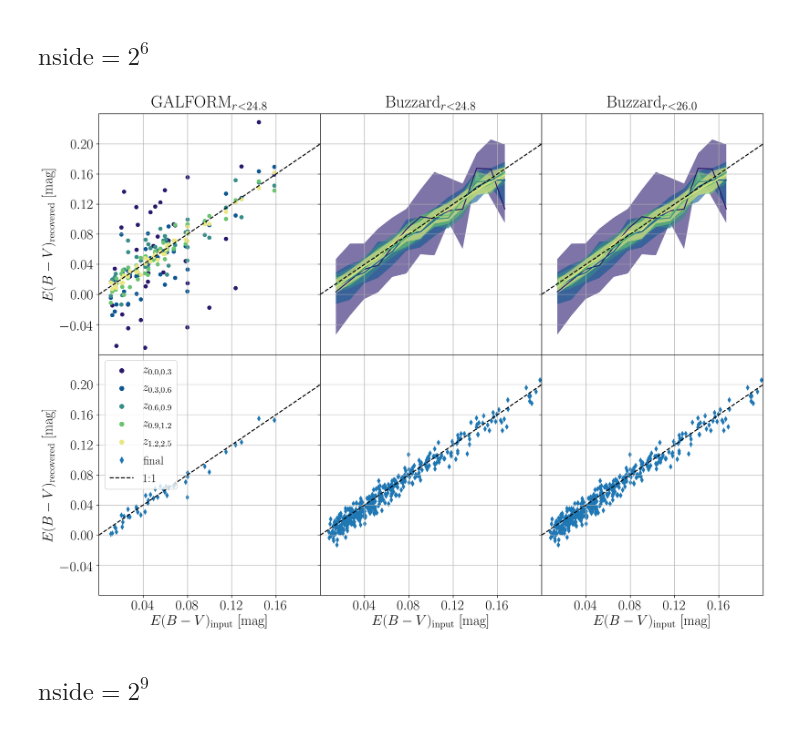
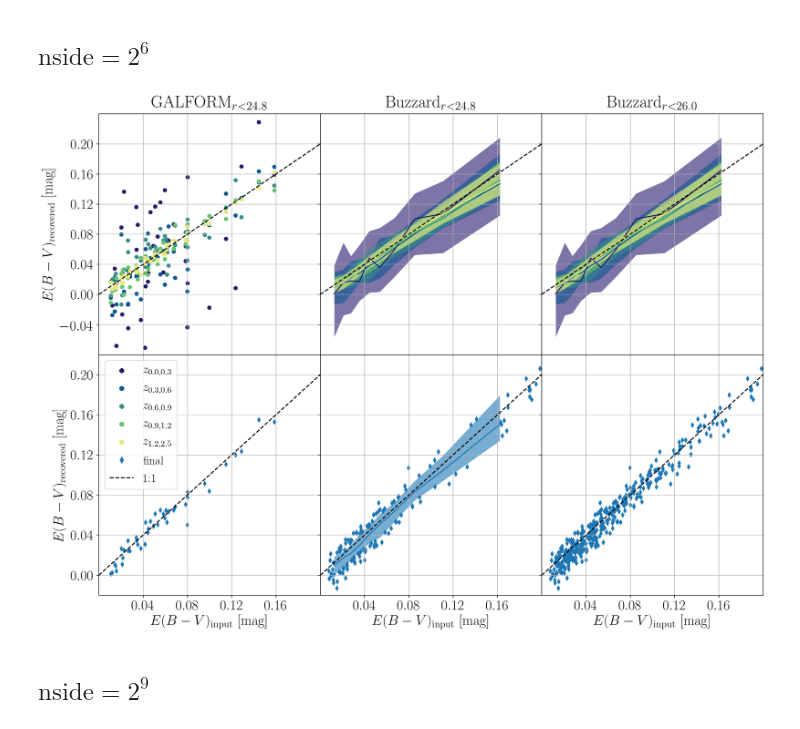
Before and after one commit to MBravoS/MW_dust_galcat, a Jupyter notebook: MW_dust_final_plots.ipynb, the cells around one changed output. Saved outputs shown, nothing was run; the diff lists cells and outputs as text; code cells hidden in the pictures.

```diff
--- a/MW_dust_final_plots.ipynb
+++ b/MW_dust_final_plots.ipynb
@@ -133,7 +133,8 @@ temp=fax[1][1].get_yaxis().set_ticklabels([])
 temp=fax[1][2].get_yaxis().set_ticklabels([])
 for i in range(2):
     for j in range(3):
-        temp=fax[i][j].get_yaxis().set_ticks([-0.04,0,0.04,0.08,0.12,0.16,0.2])
+        temp=fax[0][j].get_yaxis().set_ticks([-0.04,0,0.04,0.08,0.12,0.16,0.2])
+        temp=fax[1][j].get_yaxis().set_ticks([0,0.04,0.08,0.12,0.16,0.2])
         temp=fax[i][j].get_xaxis().set_ticks([0.04,0.08,0.12,0.16])
         fax[i][j].set_rasterized(True)
 
@@ -144,51 +145,60 @@ for i in range(L):
     sp.scatter(map_GAL_r248_n6['input_map'],map_GAL_r248_n6['output_map_combined'][i],ax=fax[0][0],xlim=[0,0.2],ylim=[-0.08,0.24],
                c=np.array([col_map(1.0*i/(L-0.8))]),ylabel='$E(B-V)_\mathrm{recovered}$ [mag]')
 sp.axline(a=1,c='k',linestyle='dashed',ax=fax[0][0])
-sp.scatter(map_GAL_r248_n6['input_map'],map_GAL_r248_n6['output_map'],ax=fax[1][0],xlim=[0,0.2],ylim=[-0.08,0.24],
+sp.scatter(map_GAL_r248_n6['input_map'],map_GAL_r248_n6['output_map'],ax=fax[1][0],xlim=[0,0.2],ylim=[-0.02,0.22],
            xlabel='$E(B-V)_\mathrm{input}$ [mag]',ylabel='$E(B-V)_\mathrm{recovered}$ [mag]',marker='d')
 sp.axline(a=1,c='k',linestyle='dashed',ax=fax[1][0])
 
 #Buzzard
 fax[0][1].set_title('Buzzard$_{r<24.8}$')
 for i in range(L):
-    sp.errorband(map_Buz_r248_n6['input_map'],map_Buz_r248_n6['output_map_combined'][i],bins=15,line_stat='median',
+    sp.errorband(map_Buz_r248_n6['input_map'],map_Buz_r248_n6['output_map_combined'][i],line_stat='median',bin_type='equal',
                  band_stat_low=16,band_stat_high=84,line=True,ax=fax[0][1],xlim=[0,0.2],ylim=[-0.08,0.24],
                  band_kw={'color':col_map(1.0*i/(L-0.8)),'alpha':0.6},line_kw={'c':col_map(1.0*i/(L-0.8))})
     #sp.scatter(map_Buz_r248_n6['input_map'],map_Buz_r248_n6['output_map_combined'][i],ax=fax[0][1],xlim=[0,0.2],ylim=[-0.04,0.24],
     #           c=np.array([col_map(1.0*i/(L-0.8))]))
 sp.axline(a=1,c='k',linestyle='dashed',ax=fax[0][1])
-sp.scatter(map_Buz_r248_n6['input_map'],map_Buz_r248_n6['output_map'],ax=fax[1][1],xlim=[0,0.2],ylim=[-0.08,0.24],
-           xlabel='$E(B-V)_\mathrm{input}$ [mag]',marker='d')
+sp.errorband(map_Buz_r248_n6['input_map'],map_Buz_r248_n6['output_map'],line_stat='median',bin_type='equal',
+                 band_stat_low=16,band_stat_high=84,line=True,ax=fax[1][1],xlim=[0,0.2],ylim=[-0.02,0.22],
+                 band_kw={'color':'C0','alpha':0.6},line_kw={'c':'C0'})
+outpoint_x,outpoint_y=[],[]
+path=fax[1][1].get_children()[0].get_paths()[0]
+for i in range(len(map_Buz_r248_n6['input_map'])):
+    if not path.contains_point([map_Buz_r248_n6['input_map'][i],map_Buz_r248_n6['output_map'][i]]):
+        outpoint_x.append(map_Buz_r248_n6['input_map'][i])
+        outpoint_y.append(map_Buz_r248_n6['output_map'][i])
+outpoint_x,outpoint_y=[np.array(outpoint_x),np.array(outpoint_y)]
+sp.scatter(outpoint_x,outpoint_y,ax=fax[1][1],xlim=[0,0.2],ylim=[-0.02,0.22],xlabel='$E(B-V)_\mathrm{input}$ [mag]',marker='d')
 sp.axline(a=1,c='k',linestyle='dashed',ax=fax[1][1])
 
 #Buzzard deep
 fax[0][2].set_title('Buzzard$_{r<26.0}$')
 for i in range(L):
-    sp.errorband(map_Buz_r248_n6['input_map'],map_Buz_r248_n6['output_map_combined'][i],bins=15,line_stat='median',
+    sp.errorband(map_Buz_r248_n6['input_map'],map_Buz_r248_n6['output_map_combined'][i],line_stat='median',bin_type='equal',
                  band_stat_low=16,band_stat_high=84,line=True,ax=fax[0][2],xlim=[0,0.2],ylim=[-0.08,0.24],
                  band_kw={'color':col_map(1.0*i/(L-0.8)),'alpha':0.6},line_kw={'c':col_map(1.0*i/(L-0.8))})
     #sp.scatter(map_Buz_r248_n6['input_map'],map_Buz_r248_n6['output_map_combined'][i],ax=fax[0][2],xlim=[0,0.2],ylim=[-0.04,0.24],
     #           c=np.array([col_map(1.0*i/(L-0.8))]))
 sp.axline(a=1,c='k',linestyle='dashed',ax=fax[0][2])
-sp.scatter(map_Buz_r248_n6['input_map'],map_Buz_r248_n6['output_map'],ax=fax[1][2],xlim=[0,0.2],ylim=[-0.08,0.24],
+sp.scatter(map_Buz_r248_n6['input_map'],map_Buz_r248_n6['output_map'],ax=fax[1][2],xlim=[0,0.2],ylim=[-0.02,0.22],
            xlabel='$E(B-V)_\mathrm{input}$ [mag]',marker='d')
 sp.axline(a=1,c='k',linestyle='dashed',ax=fax[1][2])
 
 #Legend
 fax[1][0].legend([lines.Line2D([0.5],[0.5],linestyle='',marker='o',color=col_map(0.0/(L-0.8))),
                   lines.Line2D([0.5],[0.5],linestyle='',marker='o',color=col_map(1.0/(L-0.8))),
                   lines.Line2D([0.5],[0.5],linestyle='',marker='o',color=col_map(2.0/(L-0.8))),
                   lines.Line2D([0.5],[0.5],linestyle='',marker='o',color=col_map(3.0/(L-0.8))),
                   lines.Line2D([0.5],[0.5],linestyle='',marker='o',color=col_map(4.0/(L-0.8))),
                   lines.Line2D([0.5],[0.5],linestyle='',marker='d',color='C0'),
                   lines.Line2D([0,1],[0,1],color='k',linestyle='dashed')],
                  ['$z_{0.0,0.3}$','$z_{0.3,0.6}$','$z_{0.6,0.9}$','$z_{0.9,1.2}$','$z_{1.2,2.5}$','final','1:1'],
                  fontsize=17,loc=2)
 
 #plot.savefig('../MW_results/map_recovery_n6.pdf')
 plot.show()
 # %% [output]
-[figure, old version]
+[figure, new version]
 # %% [markdown]
 ## $\mathrm{nside} = 2^9$
 # %%
```
Also changed, not shown: 1 other file.
